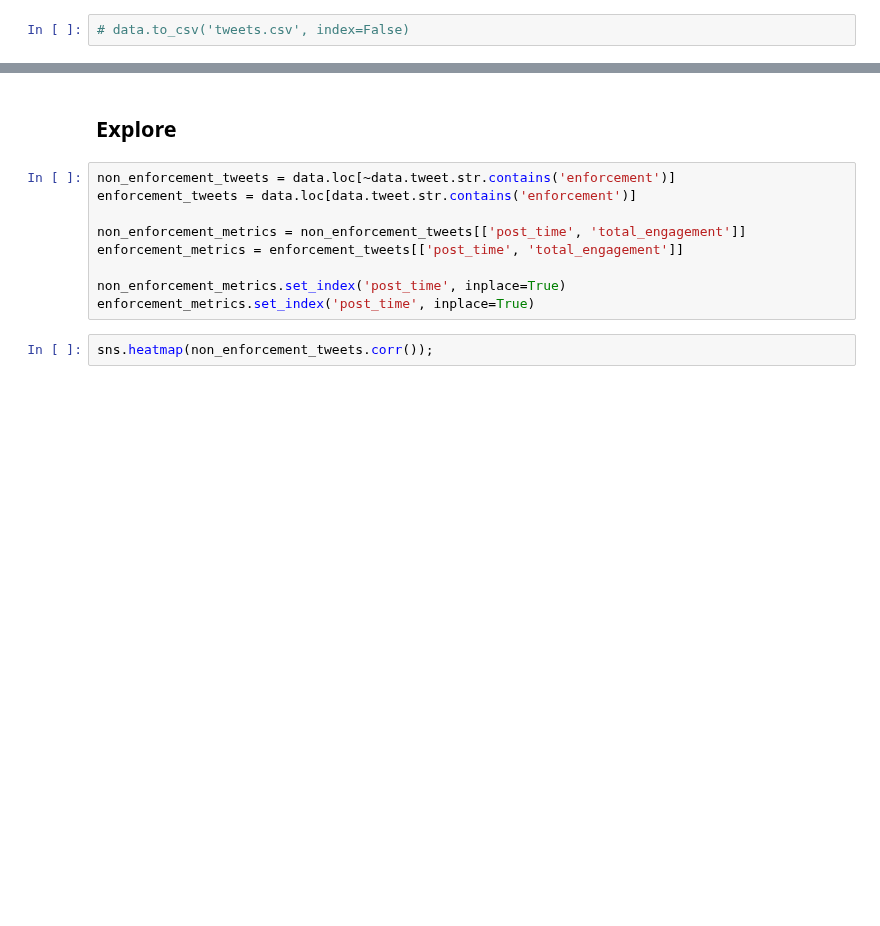
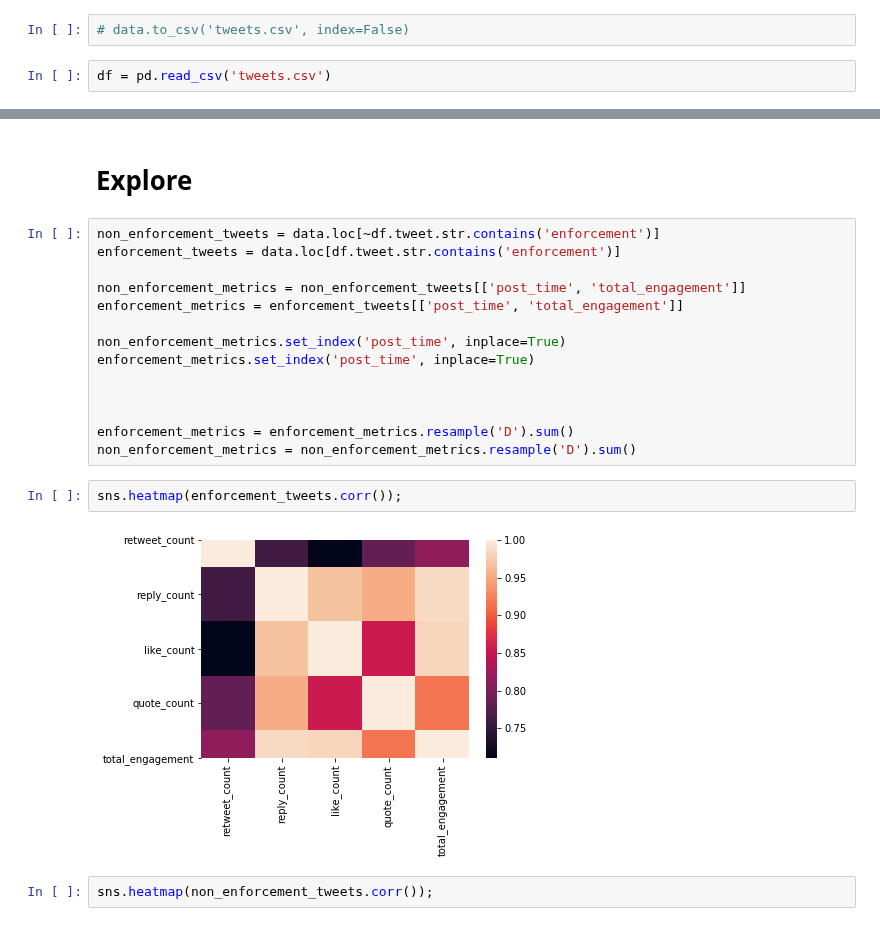
Before and after one commit to Promeos/LADOT-COVID19-enforcement, a Jupyter notebook: MVP-Tweets.ipynb, the cells around one changed output, grey strips where cells are left out. Drawn from its saved outputs; the diff is of its cells as text; blank space fills up the shorter version.

Commit message:
Analyzed tweets of city officials

```diff
--- a/MVP-Tweets.ipynb
+++ b/MVP-Tweets.ipynb
@@ -176,3 +165,5 @@ data
 172 rows × 11 columns
 # %%
 # data.to_csv('tweets.csv', index=False)
+# %%
+df = pd.read_csv('tweets.csv')
@@ -179,14 +186,23 @@ data
 # %% [markdown]
-## Explore
+# Explore
 # %%
-non_enforcement_tweets = data.loc[~data.tweet.str.contains('enforcement')]
-enforcement_tweets = data.loc[data.tweet.str.contains('enforcement')]
+non_enforcement_tweets = data.loc[~df.tweet.str.contains('enforcement')]
+enforcement_tweets = data.loc[df.tweet.str.contains('enforcement')]
 
 non_enforcement_metrics = non_enforcement_tweets[['post_time', 'total_engagement']]
 enforcement_metrics = enforcement_tweets[['post_time', 'total_engagement']]
 
 non_enforcement_metrics.set_index('post_time', inplace=True)
 enforcement_metrics.set_index('post_time', inplace=True)
+
+
+
+enforcement_metrics = enforcement_metrics.resample('D').sum()
+non_enforcement_metrics = non_enforcement_metrics.resample('D').sum()
+# %%
+sns.heatmap(enforcement_tweets.corr());
+# %% [output]
+[figure, added]
 # %%
 sns.heatmap(non_enforcement_tweets.corr());
 # %% [output]
```
Also changed, not shown: parts of 18 cells of this notebook.
